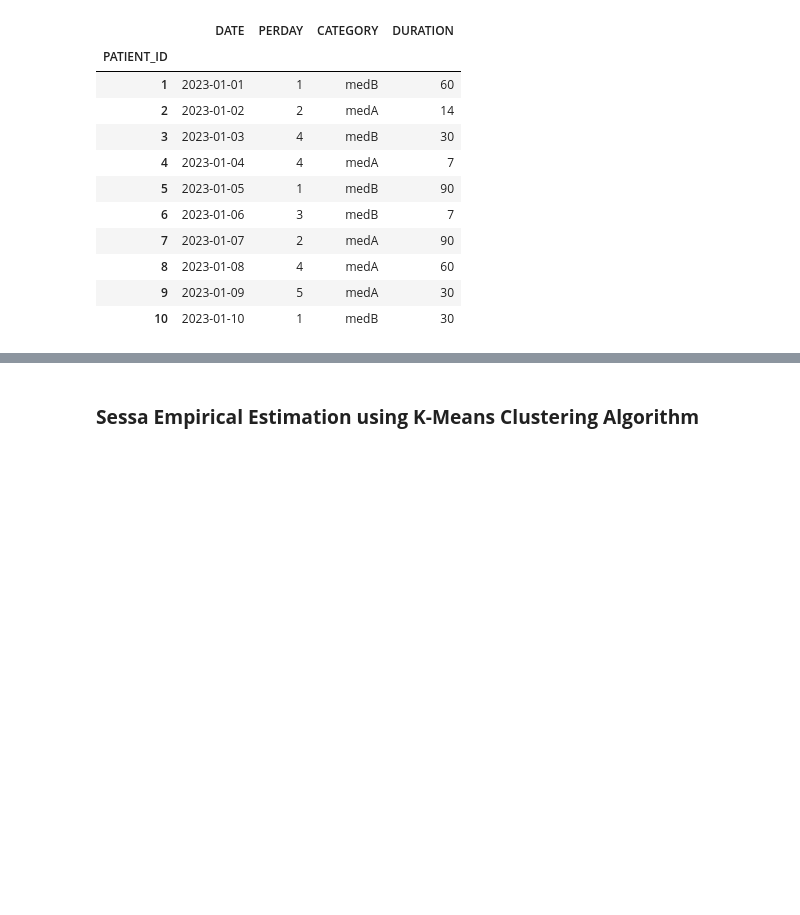
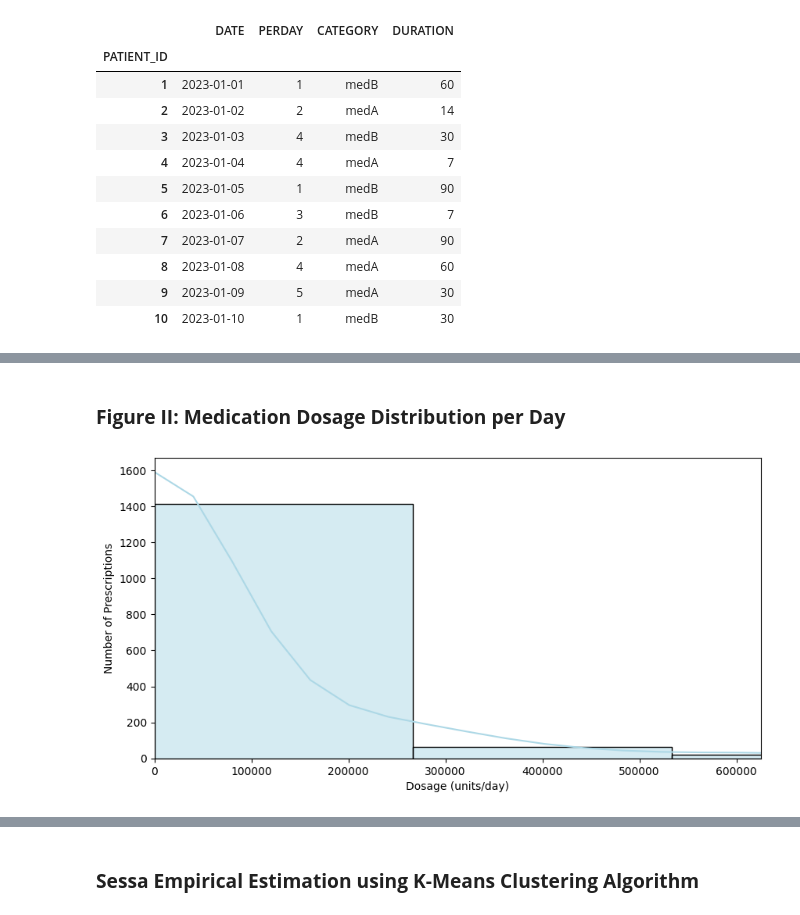
Before and after one commit to neys04/SEE_PY, a Jupyter notebook: src/Clustering with Sessa Empirical Estimator.ipynb, the cells around one changed output, grey strips where cells are left out. Drawn from its saved outputs; the diff is of its cells as text; code cells hidden in the pictures; blank space fills up the shorter version.

```diff
--- a/src/Clustering with Sessa Empirical Estimator.ipynb
+++ b/src/Clustering with Sessa Empirical Estimator.ipynb
@@ -83,0 +138,11 @@ tidy.groupby("pnr").first().head(10)
+# %% [markdown]
+### **Figure II: Medication Dosage Distribution per Day**
+# %%
+plt.figure(figsize=(10, 5))
+sns.histplot(data['PERDAY'], bins=30, kde=True, color='lightblue')
+plt.xlabel('Dosage (units/day)')
+plt.ylabel('Number of Prescriptions')
+plt.xlim(0, data['PERDAY'].quantile(0.95))  # limited to 95th percentile for better visualization
+plt.show()
+# %% [output]
+[figure, added]
```
Also changed, not shown: parts of 35 cells of this notebook, 1 other file.
